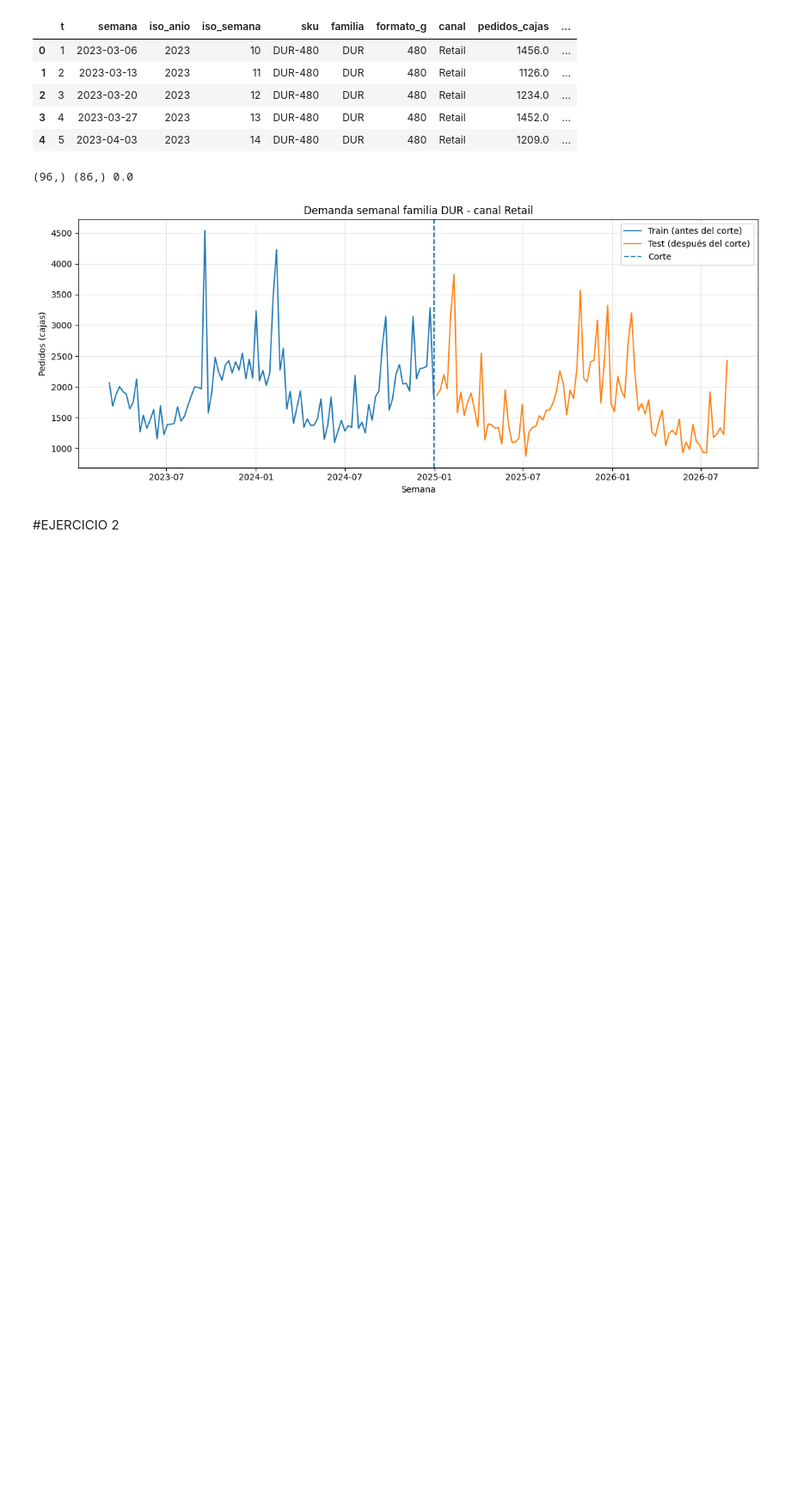
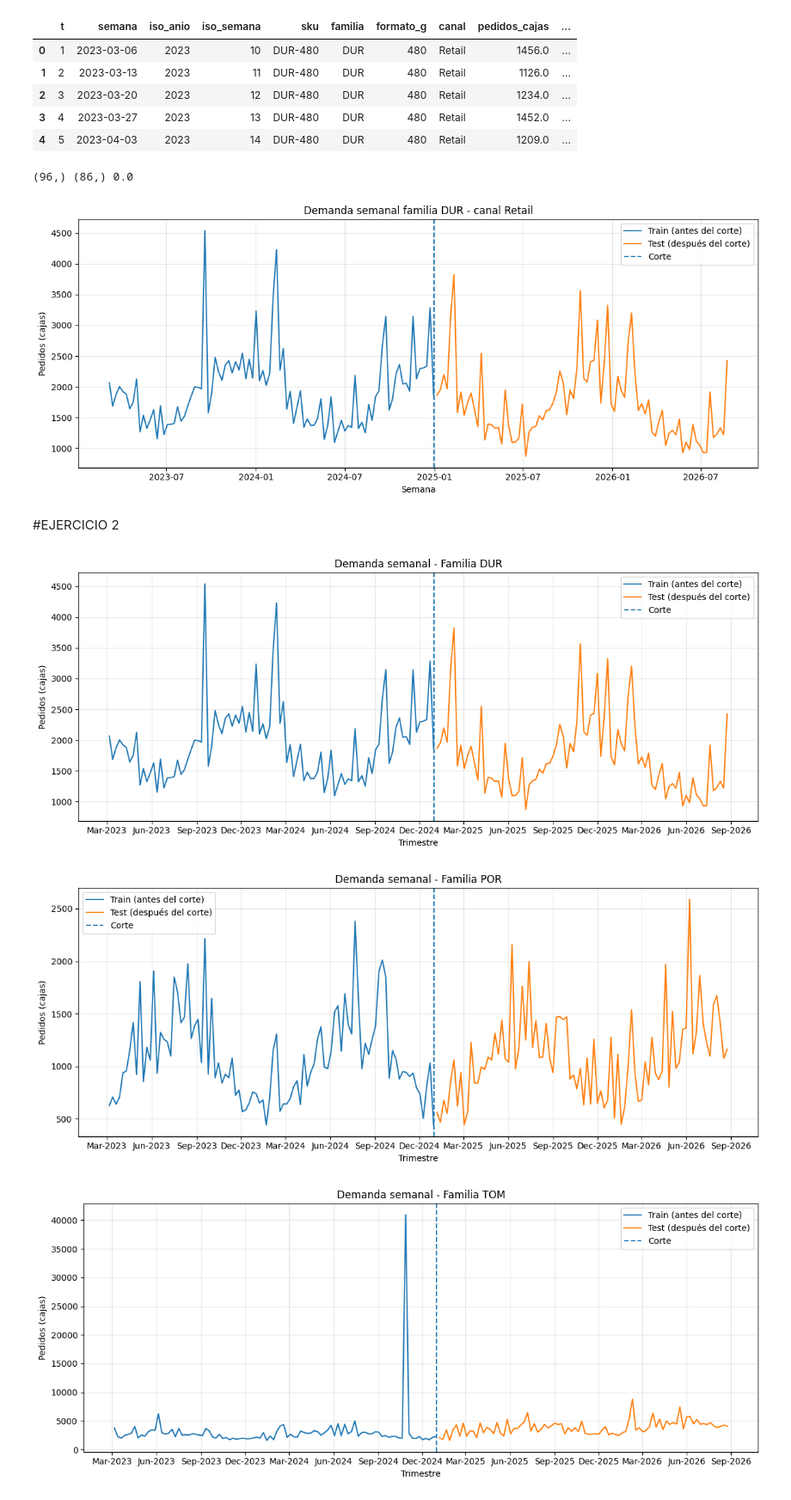
Before and after one commit to BenjaminOrtizO/Estudio, a Jupyter notebook: EjercicioPPTPronostico.ipynb, the cells around one changed output. Shown at 86% size. Saved outputs shown, nothing was run; the diff lists cells and outputs as text; code cells hidden in the pictures; blank space fills up the shorter version.

```diff
--- a/EjercicioPPTPronostico.ipynb
+++ b/EjercicioPPTPronostico.ipynb
@@ -82,3 +86,72 @@ plt.show()
 [figure]
 # %% [markdown]
 #EJERCICIO 2
+# %%
+ventas = pd.read_csv('itata_demanda.csv')
+
+# Convertir 'semana' a datetime inmediatamente
+ventas['semana'] = pd.to_datetime(ventas['semana'])
+
+corte = pd.to_datetime(corte)
+
+df = (
+    ventas.groupby(['familia','semana'])['pedidos_cajas']
+    .sum()
+    .reset_index()
+    .rename(columns={'familia':'unique_id','semana':'ds','pedidos_cajas':'y'})
+)
+
+# Ahora sí puedes particionar porque 'ds' ya es datetime
+df_train = df[df['ds'] <= corte]
+df_test  = df[df['ds'] > corte]
+
+
+
+
+
+# Generar ticks en marzo, junio, septiembre y diciembre de cada año
+ticks = (
+    df['ds']
+    .dt.to_period('M')
+    .drop_duplicates()
+    .dt.start_time
+)
+ticks = ticks[ticks.dt.month.isin([3, 6, 9, 12])]
+
+# 👉 Agregar una etiqueta extra al final (3 meses después del último tick)
+ultimo_tick = ticks.max()
+extra_tick = ultimo_tick + pd.DateOffset(months=3)
+
+# Convertir a DatetimeIndex y concatenar
+ticks = pd.DatetimeIndex(ticks).append(pd.DatetimeIndex([extra_tick]))
+
+# Graficar cada familia
+for familia in df['unique_id'].unique():
+
+    train = df_train[df_train['unique_id'] == familia].sort_values('ds')
+    test  = df_test[df_test['unique_id'] == familia].sort_values('ds')
+
+    plt.figure(figsize=(12, 5))
+
+    plt.plot(train['ds'], train['y'], label='Train (antes del corte)')
+    plt.plot(test['ds'], test['y'], label='Test (después del corte)')
+
+    plt.axvline(corte, color='tab:blue', linestyle='--', label='Corte')
+
+    plt.title(f'Demanda semanal - Familia {familia}')
+    plt.xlabel('Trimestre')
+    plt.ylabel('Pedidos (cajas)')
+    plt.legend()
+    plt.grid(alpha=0.3)
+
+    # 👉 Etiquetas en Mar, Jun, Sep, Dic + una extra
+    ax = plt.gca()
+    ax.set_xticks(ticks)
+    ax.set_xticklabels(ticks.strftime('%b-%Y'))
+
+    plt.tight_layout()
+    plt.show()
+# %% [output]
+[figure, added]
+[figure, added]
+[figure, added]
```
Also changed, not shown: parts of 3 cells of this notebook.
